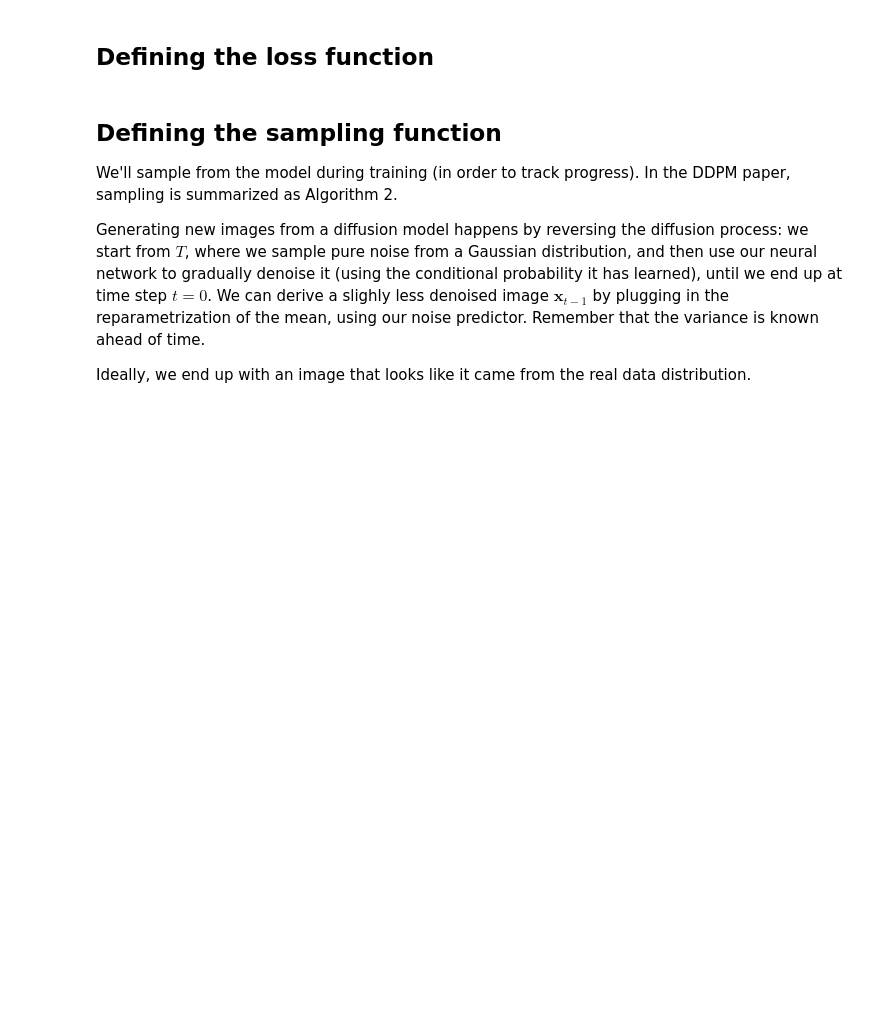
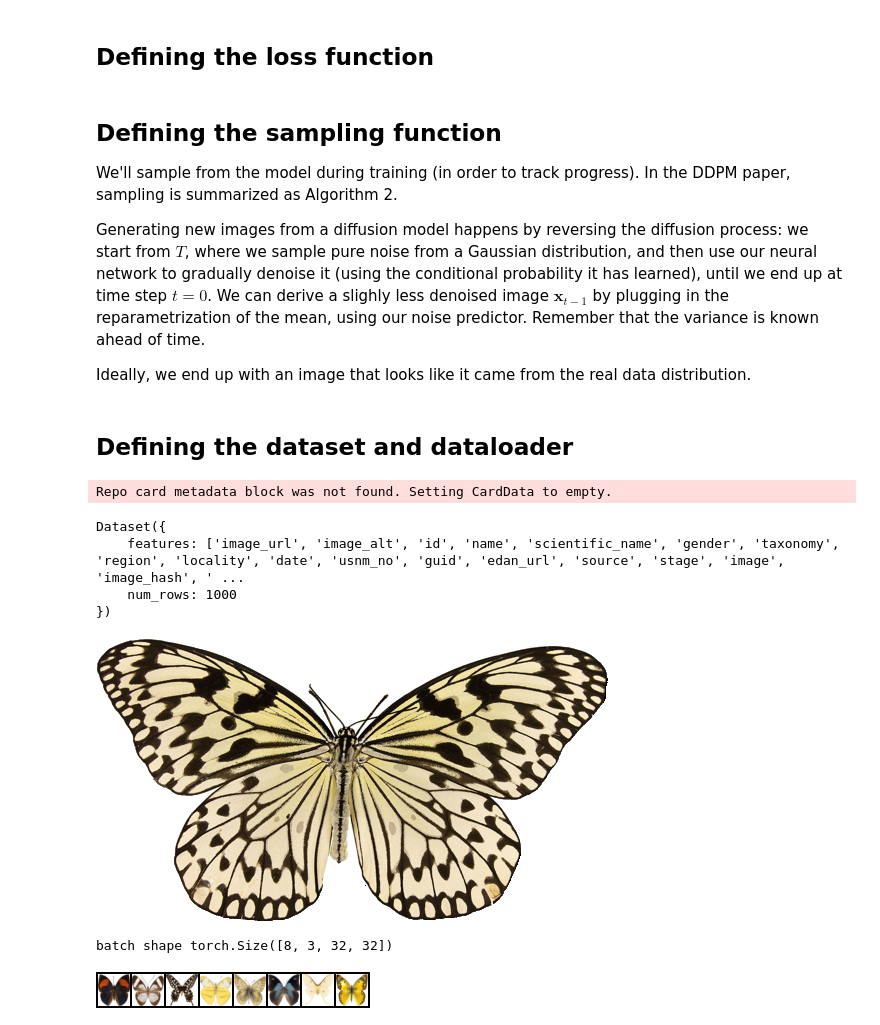
Before and after one commit to rajgarg021/diffusion-from-scratch, a Jupyter notebook: ddpm.ipynb, the cells around one changed output. Cells and saved outputs as stored; diff of their text form; code cells hidden in the pictures; blank space fills up the shorter version.

Commit message:
defined the dataset and dataloader

```diff
--- a/ddpm.ipynb
+++ b/ddpm.ipynb
@@ -524,3 +523,25 @@ def sample(model: torch.nn.Module, batch_size: int, image_size: int, image_chann
         image = p_sample(model, image, torch.full((batch_size,), i, device=device, dtype=torch.long), i)
         images.append(image.cpu().numpy())
     return images
+# %% [markdown]
+## Defining the dataset and dataloader
+# %%
+from datasets import load_dataset
+
+dataset = load_dataset("huggan/smithsonian_butterflies_subset", split="train")
+image_size = 32
+image_channels = 3
+batch_size = 64
+# %% [output]
+Repo card metadata block was not found. Setting CardData to empty.
+# %%
+dataset
+# %% [output]
+Dataset({
+    features: ['image_url', 'image_alt', 'id', 'name', 'scientific_name', 'gender', 'taxonomy', 'region', 'locality', 'date', 'usnm_no', 'guid', 'edan_url', 'source', 'stage', 'image', 'image_hash', ' ...
+    num_rows: 1000
+})
+# %%
+dataset['image'][0]
+# %% [output]
+[figure, added]
@@ -526,0 +570,5 @@ def sample(model: torch.nn.Module, batch_size: int, image_size: int, image_chann
+# %%
+batch = next(iter(dataloader))["images"][:8]
+print("batch shape", batch.shape)
+# %% [output]
+batch shape torch.Size([8, 3, 32, 32])
@@ -526,0 +585,4 @@ def sample(model: torch.nn.Module, batch_size: int, image_size: int, image_chann
+# %%
+show_images(batch)
+# %% [output]
+[figure, added]
```
Also changed, not shown: parts of 5 cells of this notebook.
